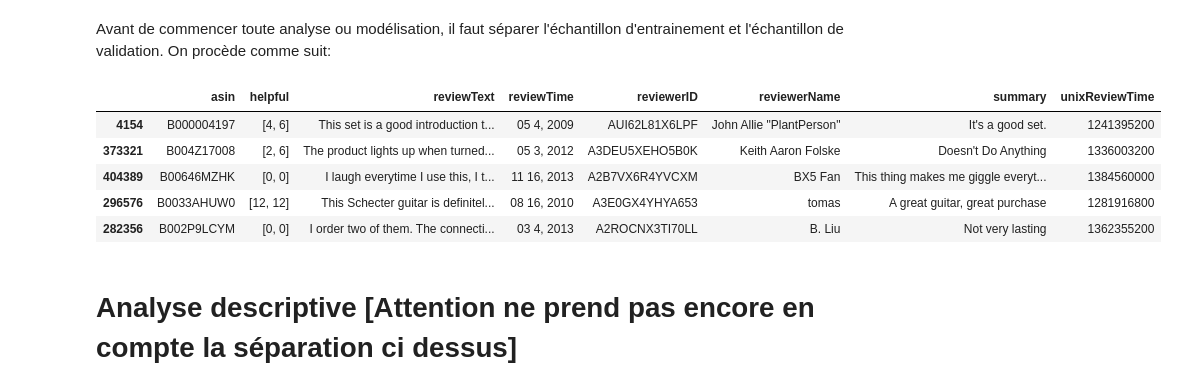
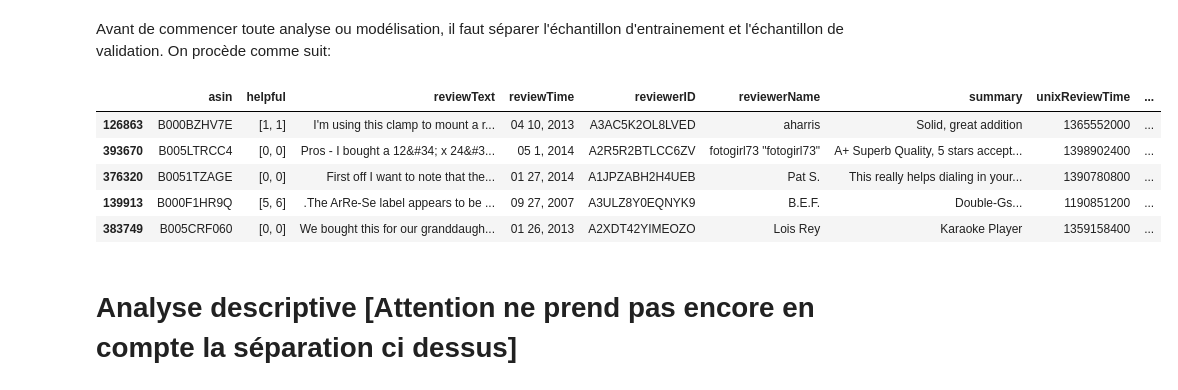
Before and after one commit to alexcombessie/ENSAE_Amazon-Review-Prediction, a Jupyter notebook: Projet Python - Amazon review data.ipynb, the cells around one changed output. Saved outputs shown, nothing was run; the diff lists cells and outputs as text; code cells hidden in the pictures.

```diff
--- a/Projet Python - Amazon review data.ipynb
+++ b/Projet Python - Amazon review data.ipynb
@@ -52,18 +61,18 @@ Avant de commencer toute analyse ou modélisation, il faut séparer l'échantill
 # %%
 from sklearn.cross_validation import train_test_split
 y = df["overall"]
 X = df.drop("overall",axis=1,inplace=False)
 X_train,X_test,y_train,y_test = train_test_split(X.index,y,test_size=0.2)
 df_train=X.iloc[X_train] # return dataframe train
 df_test=X.iloc[X_test] # return dataframe test
-df_train.head()
+df_test.head()
 # %% [output]
-|  | asin | helpful | reviewText | reviewTime | reviewerID | reviewerName | summary | unixReviewTime |
-| 4154 | B000004197 | [4, 6] | This set is a good introduction t... | 05 4, 2009 | AUI62L81X6LPF | John Allie "PlantPerson" | It's a good set. | 1241395200 |
-| 373321 | B004Z17008 | [2, 6] | The product lights up when turned... | 05 3, 2012 | A3DEU5XEHO5B0K | Keith Aaron Folske | Doesn't Do Anything | 1336003200 |
-| 404389 | B00646MZHK | [0, 0] | I laugh everytime I use this, I t... | 11 16, 2013 | A2B7VX6R4YVCXM | BX5 Fan | This thing makes me giggle everyt... | 1384560000 |
-| 296576 | B0033AHUW0 | [12, 12] | This Schecter guitar is definitel... | 08 16, 2010 | A3E0GX4YHYA653 | tomas | A great guitar, great purchase | 1281916800 |
-| 282356 | B002P9LCYM | [0, 0] | I order two of them. The connecti... | 03 4, 2013 | A2ROCNX3TI70LL | B. Liu | Not very lasting | 1362355200 |
+|  | asin | helpful | reviewText | reviewTime | reviewerID | reviewerName | summary | unixReviewTime | ... |
+| 126863 | B000BZHV7E | [1, 1] | I'm using this clamp to mount a r... | 04 10, 2013 | A3AC5K2OL8LVED | aharris | Solid, great addition | 1365552000 | ... |
+| 393670 | B005LTRCC4 | [0, 0] | Pros - I bought a 12&#34; x 24&#3... | 05 1, 2014 | A2R5R2BTLCC6ZV | fotogirl73 "fotogirl73" | A+ Superb Quality, 5 stars accept... | 1398902400 | ... |
+| 376320 | B0051TZAGE | [0, 0] | First off I want to note that the... | 01 27, 2014 | A1JPZABH2H4UEB | Pat S. | This really helps dialing in your... | 1390780800 | ... |
+| 139913 | B000F1HR9Q | [5, 6] | .The ArRe-Se label appears to be ... | 09 27, 2007 | A3ULZ8Y0EQNYK9 | B.E.F. | Double-Gs... | 1190851200 | ... |
+| 383749 | B005CRF060 | [0, 0] | We bought this for our granddaugh... | 01 26, 2013 | A2XDT42YIMEOZO | Lois Rey | Karaoke Player | 1359158400 | ... |
 # %% [markdown]
 # Analyse descriptive [Attention ne prend pas encore en compte la séparation ci dessus]
 # %% [markdown]
```
Also changed, not shown: parts of 10 cells of this notebook.
